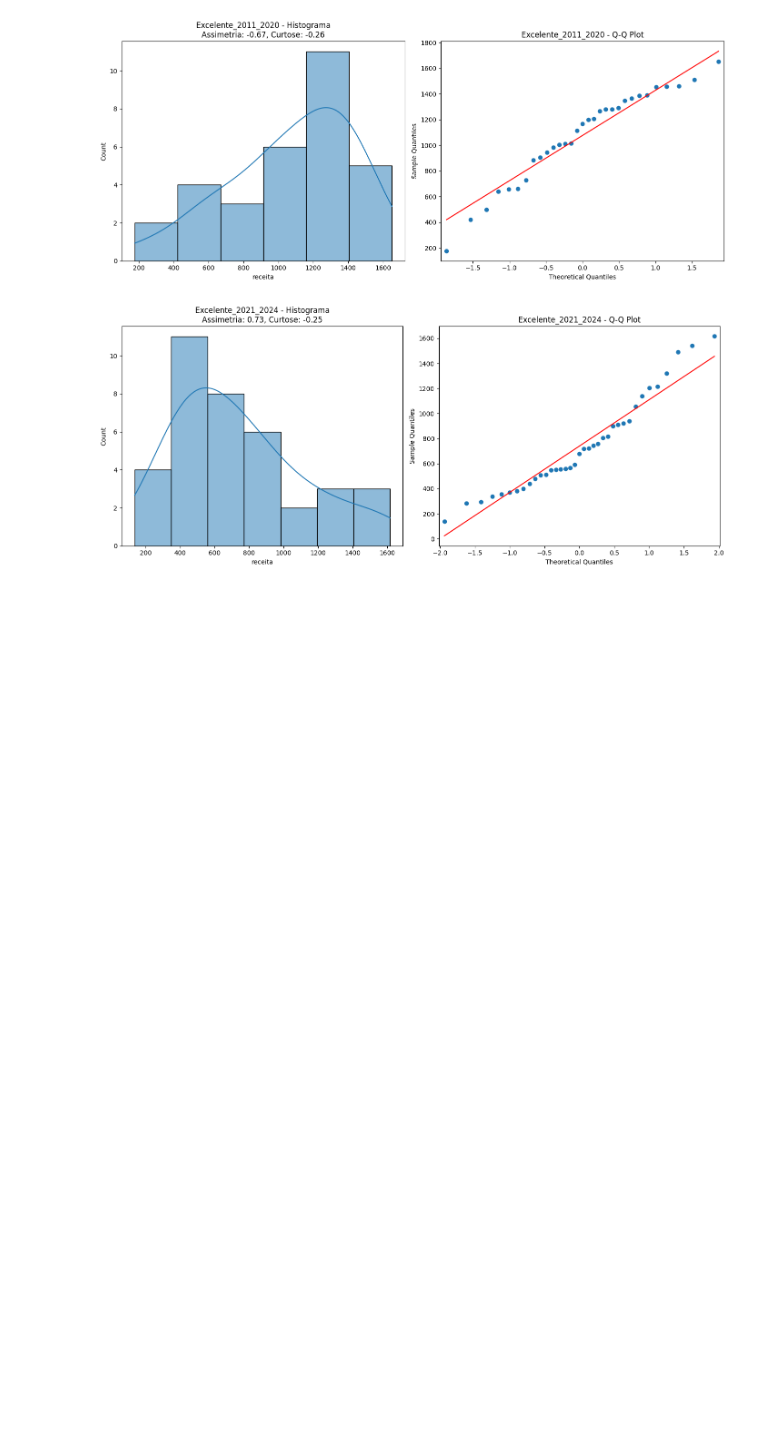
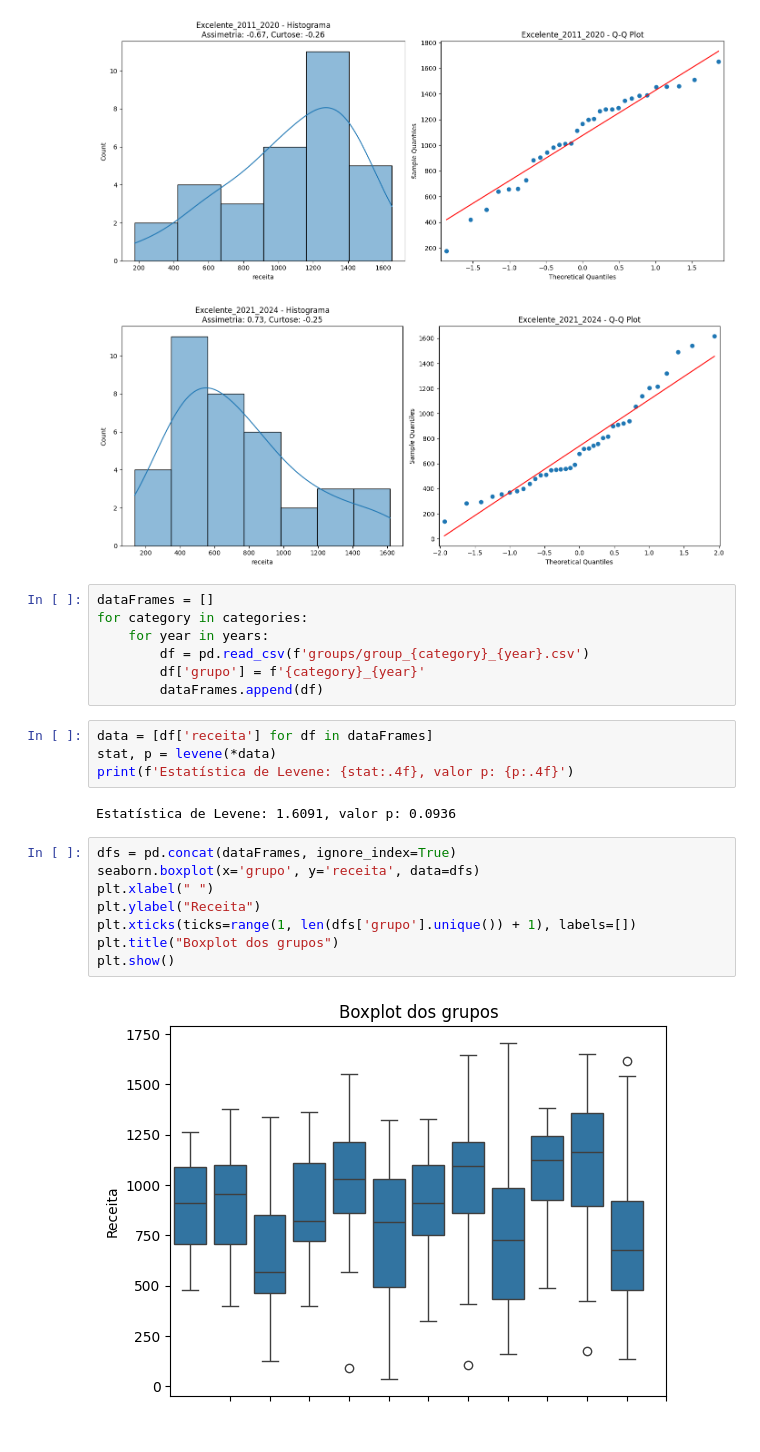
Before and after one commit to Marcos-Med/MQAM, a Jupyter notebook: T2/anova.ipynb, the cells around one changed output. Drawn from its saved outputs; the diff is of its cells as text; blank space fills up the shorter version.

```diff
--- a/T2/anova.ipynb
+++ b/T2/anova.ipynb
@@ -98,3 +99,26 @@ for category in categories:
 [figure]
 [figure]
 [figure]
+# %%
+dataFrames = []
+for category in categories:
+    for year in years:
+        df = pd.read_csv(f'groups/group_{category}_{year}.csv')
+        df['grupo'] = f'{category}_{year}'
+        dataFrames.append(df)
+# %%
+data = [df['receita'] for df in dataFrames]
+stat, p = levene(*data)
+print(f'Estatística de Levene: {stat:.4f}, valor p: {p:.4f}')
+# %% [output]
+Estatística de Levene: 1.6091, valor p: 0.0936
+# %%
+dfs = pd.concat(dataFrames, ignore_index=True)
+seaborn.boxplot(x='grupo', y='receita', data=dfs)
+plt.xlabel(" ")
+plt.ylabel("Receita")
+plt.xticks(ticks=range(1, len(dfs['grupo'].unique()) + 1), labels=[])
+plt.title("Boxplot dos grupos")
+plt.show()
+# %% [output]
+[figure, added]
```
Also changed, not shown: parts of 1 cell of this notebook.
